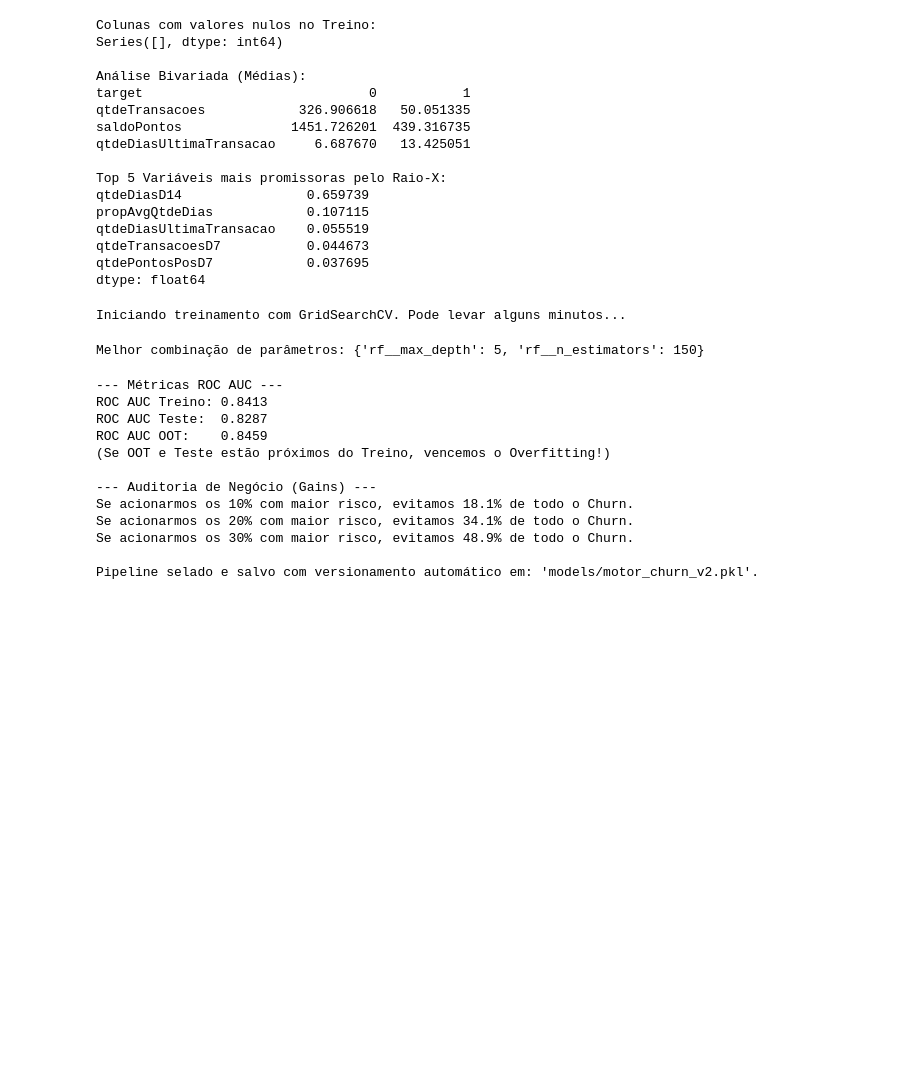
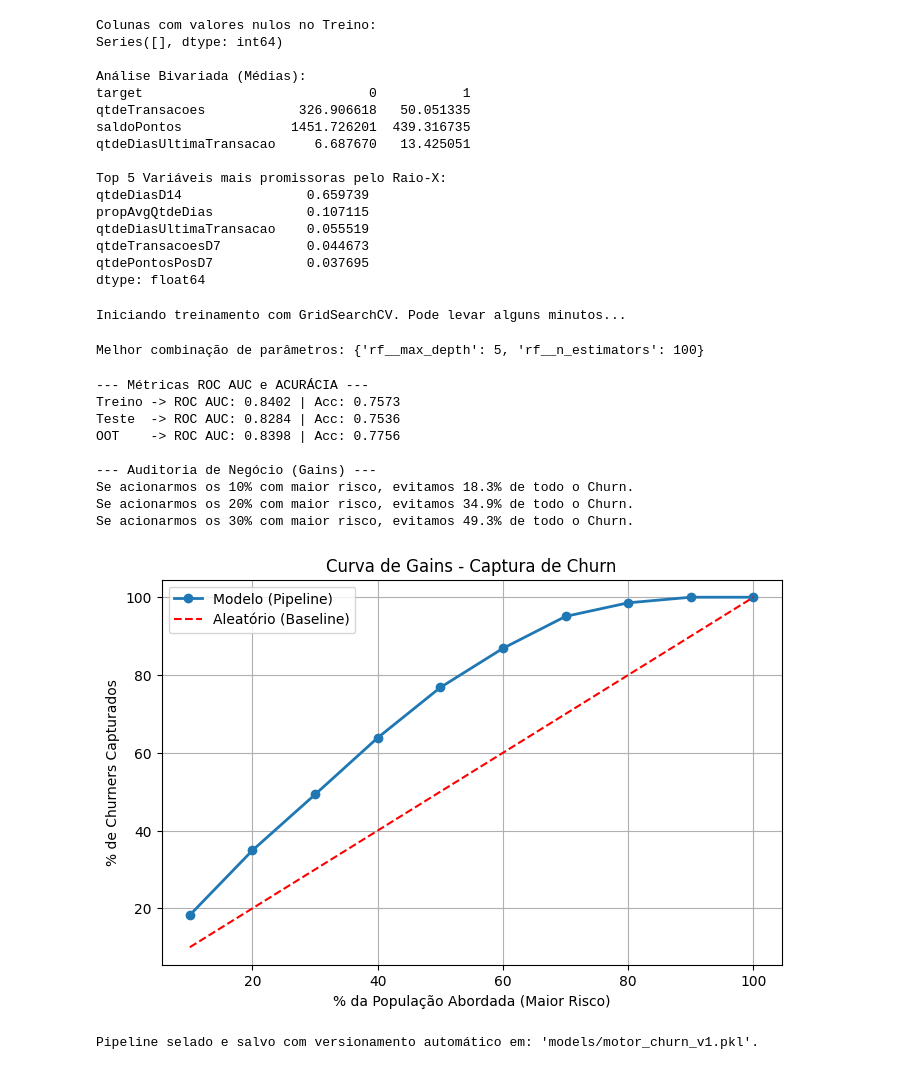
Before and after one commit to LuisRouth/Projeto-SEMMA, a Jupyter notebook: semma_pipeline.ipynb, the cells around one changed output. Cells and saved outputs as stored; diff of their text form; code cells hidden in the pictures; blank space fills up the shorter version.

```diff
--- a/semma_pipeline.ipynb
+++ b/semma_pipeline.ipynb
@@ -95,13 +120,13 @@ vars_numericas = [col for col in X_train.columns if col not in vars_binning]
 
 # 3.2 Construindo a engenharia do Pipeline (ColumnTransformer)
 modificador = ColumnTransformer(transformers=[
-    # Discretiza as variáveis contínuas escolhidas (quebra em 5 faixas/bins)
+    # Discretiza e depois aplica One-Hot Encoding
     ('binning', Pipeline(steps=[
         ('imputer', SimpleImputer(strategy='median')),
-        ('binner', KBinsDiscretizer(n_bins=5, encode='ordinal', strategy='quantile'))
+        ('binner', KBinsDiscretizer(n_bins=5, encode='ordinal', strategy='quantile')),
+        ('ohe', OneHotEncoder(handle_unknown='ignore'))
     ]), vars_binning),
 
-    # Preenche nulos com a mediana e padroniza as numéricas
     ('num', Pipeline(steps=[
         ('imputer', SimpleImputer(strategy='median')),
         ('scaler', StandardScaler())
@@ -134,7 +159,7 @@ grid.fit(X_train, y_train)
 print(f"\nMelhor combinação de parâmetros: {grid.best_params_}")
 # %% [output]
 Iniciando treinamento com GridSearchCV. Pode levar alguns minutos...
-Melhor combinação de parâmetros: {'rf__max_depth': 5, 'rf__n_estimators': 150}
+Melhor combinação de parâmetros: {'rf__max_depth': 5, 'rf__n_estimators': 100}
 # %%
 import os
 import re
@@ -145,16 +170,21 @@ X_oot = df_oot.drop(columns=colunas_para_remover)
 y_oot = df_oot['flagChurn']
 
 # 5.2 Previsões
+# a) Probabilidades (necessárias para ROC AUC e Lift/Gains)
 y_prob_treino = grid.predict_proba(X_train)[:, 1]
 y_prob_teste = grid.predict_proba(X_test)[:, 1]
 y_prob_oot = grid.predict_proba(X_oot)[:, 1]
 
+# b) Classes Preditivas [0 ou 1] (necessárias para Acurácia)
+y_pred_treino = grid.predict(X_train)
+y_pred_teste = grid.predict(X_test)
+y_pred_oot = grid.predict(X_oot)
+
 # 5.3 Métricas de Performance (Estabilidade)
-print("\n--- Métricas ROC AUC ---")
-print(f"ROC AUC Treino: {roc_auc_score(y_train, y_prob_treino):.4f}")
-print(f"ROC AUC Teste:  {roc_auc_score(y_test, y_prob_teste):.4f}")
-print(f"ROC AUC OOT:    {roc_auc_score(y_oot, y_prob_oot):.4f}")
-print("(Se OOT e Teste estão próximos do Treino, vencemos o Overfitting!)")
+print("\n--- Métricas ROC AUC e ACURÁCIA ---")
+print(f"Treino -> ROC AUC: {roc_auc_score(y_train, y_prob_treino):.4f} | Acc: {accuracy_score(y_train, y_pred_treino):.4f}")
+print(f"Teste  -> ROC AUC: {roc_auc_score(y_test, y_prob_teste):.4f} | Acc: {accuracy_score(y_test, y_pred_teste):.4f}")
+print(f"OOT    -> ROC AUC: {roc_auc_score(y_oot, y_prob_oot):.4f} | Acc: {accuracy_score(y_oot, y_pred_oot):.4f}")
 
 # 5.4 Análise de Negócio (Lift/Gains)
 df_gains = pd.DataFrame({'Alvo_Real': y_test, 'Probabilidade_Modelo': y_prob_teste})
@@ -171,45 +201,57 @@ print(f"Se acionarmos os 10% com maior risco, evitamos {captura_acumulada.iloc[0
 print(f"Se acionarmos os 20% com maior risco, evitamos {captura_acumulada.iloc[1]:.1f}% de todo o Churn.")
 print(f"Se acionarmos os 30% com maior risco, evitamos {captura_acumulada.iloc[2]:.1f}% de todo o Churn.")
 
+df_gains_plot = captura_acumulada.reset_index()
+df_gains_plot['Decil'] = (df_gains_plot['Decil'] + 1) * 10 # Transforma em % 10, 20, 30...
+df_gains_plot['Aleatorio'] = df_gains_plot['Decil'] # Se pego 10% da base ao acaso, pego 10% do churn
+
+plt.figure(figsize=(8, 5))
+plt.plot(df_gains_plot['Decil'], df_gains_plot['Alvo_Real'], marker='o', label='Modelo (Pipeline)', linewidth=2)
+plt.plot(df_gains_plot['Decil'], df_gains_plot['Aleatorio'], linestyle='--', color='red', label='Aleatório (Baseline)')
+plt.title('Curva de Gains - Captura de Churn')
+plt.xlabel('% da População Abordada (Maior Risco)')
+plt.ylabel('% de Churners Capturados')
+plt.legend()
+plt.grid(True)
+plt.show()
 # 5.5 Serialização Industrial do Artefato Final
 pasta_modelos = 'models'
 
 os.makedirs(pasta_modelos, exist_ok=True)
 
 # 1. Procura todos os arquivos na pasta models que começam com 'motor_churn_v'
 arquivos_existentes = os.listdir(pasta_modelos)
 versoes =[]
 
 for arquivo in arquivos_existentes:
 
     match = re.search(r'motor_churn_v(\d+)\.pkl', arquivo)
     if match:
         versoes.append(int(match.group(1)))
 
 # 2. Define a próxima versão
 if versoes:
     proxima_versao = max(versoes) + 1
 else:
     proxima_versao = 1
 
 # 3. Monta o nome final do arquivo com a nova versão
 nome_arquivo = f'{pasta_modelos}/motor_churn_v{proxima_versao}.pkl'
 
 # 4. Salva o modelo com o novo nome
 with open(nome_arquivo, 'wb') as file:
     pickle.dump(grid.best_estimator_, file)
 
 print(f"\nPipeline selado e salvo com versionamento automático em: '{nome_arquivo}'.")
 # %% [output]
---- Métricas ROC AUC ---
-ROC AUC Treino: 0.8413
-ROC AUC Teste:  0.8287
-ROC AUC OOT:    0.8459
-(Se OOT e Teste estão próximos do Treino, vencemos o Overfitting!)
+--- Métricas ROC AUC e ACURÁCIA ---
+Treino -> ROC AUC: 0.8402 | Acc: 0.7573
+Teste  -> ROC AUC: 0.8284 | Acc: 0.7536
+OOT    -> ROC AUC: 0.8398 | Acc: 0.7756
 
 --- Auditoria de Negócio (Gains) ---
-Se acionarmos os 10% com maior risco, evitamos 18.1% de todo o Churn.
-Se acionarmos os 20% com maior risco, evitamos 34.1% de todo o Churn.
-Se acionarmos os 30% com maior risco, evitamos 48.9% de todo o Churn.
-
-Pipeline selado e salvo com versionamento automático em: 'models/motor_churn_v2.pkl'.
+Se acionarmos os 10% com maior risco, evitamos 18.3% de todo o Churn.
+Se acionarmos os 20% com maior risco, evitamos 34.9% de todo o Churn.
+Se acionarmos os 30% com maior risco, evitamos 49.3% de todo o Churn.
+[figure, added]
+Pipeline selado e salvo com versionamento automático em: 'models/motor_churn_v1.pkl'.
```
Also changed, not shown: parts of 2 cells of this notebook, 2 other files.
